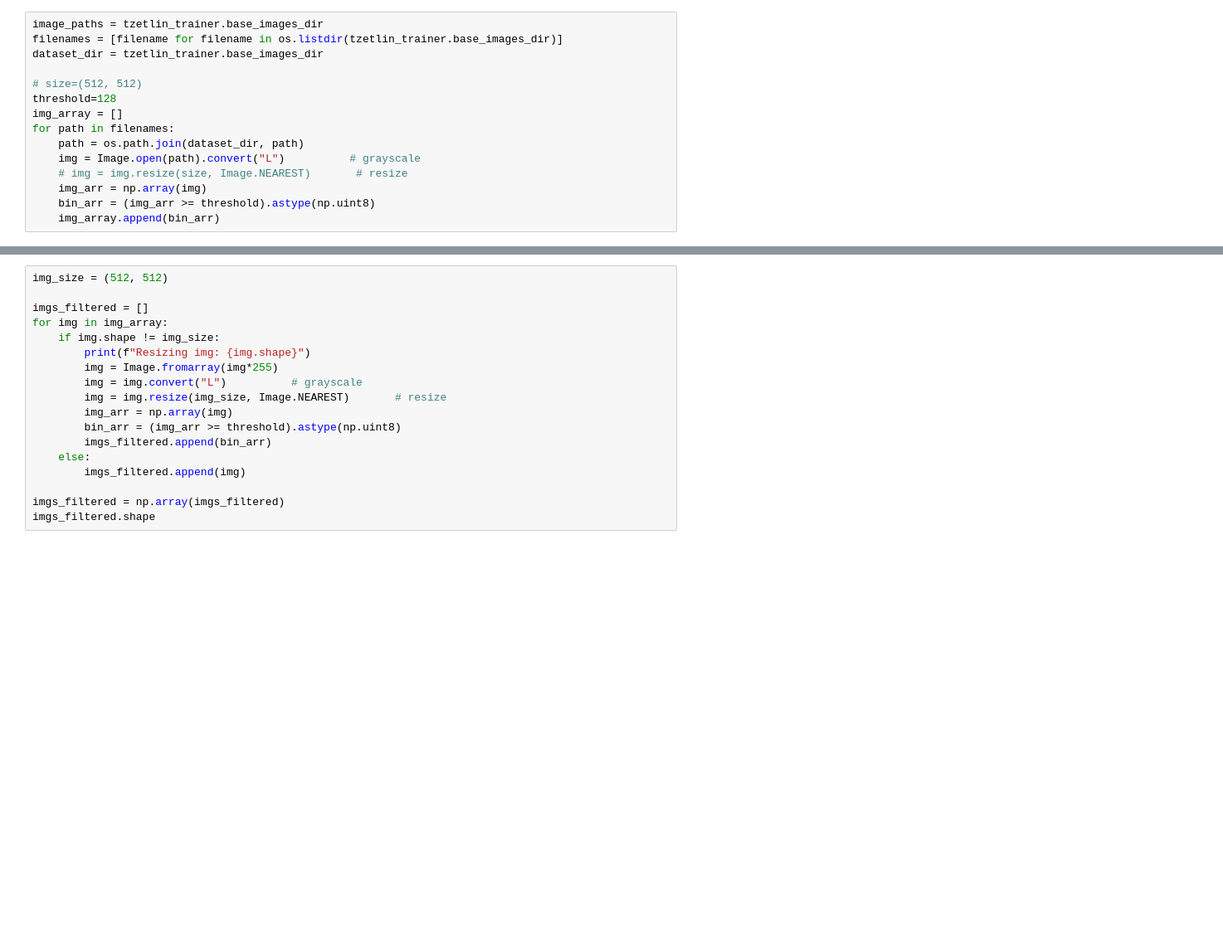
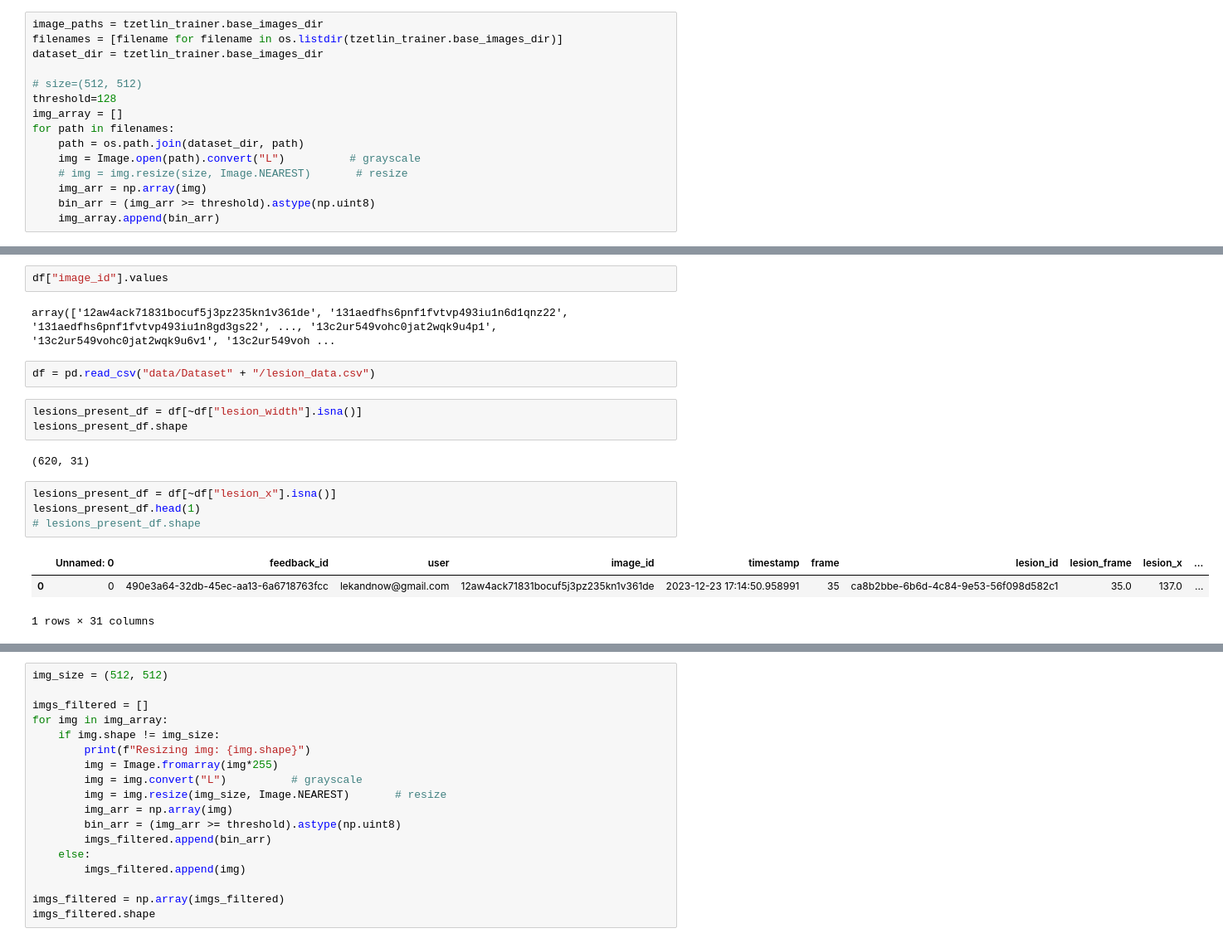
Before and after one commit to basiav/Vessels-ML, a Jupyter notebook: tzetlin.ipynb, the cells around one changed output, grey strips where cells are left out. Shown: that part at 83% size. Drawn from its saved outputs; the diff is of its cells as text; blank space fills up the shorter version.

```diff
--- a/tzetlin.ipynb
+++ b/tzetlin.ipynb
@@ -556,0 +621,19 @@ df
+# %%
+df["image_id"].values
+# %% [output]
+array(['12aw4ack71831bocuf5j3pz235kn1v361de', '131aedfhs6pnf1fvtvp493iu1n6d1qnz22', '131aedfhs6pnf1fvtvp493iu1n8gd3gs22', ..., '13c2ur549vohc0jat2wqk9u4p1', '13c2ur549vohc0jat2wqk9u6v1', '13c2ur549voh ...
+# %%
+df = pd.read_csv("data/Dataset" + "/lesion_data.csv")
+# %%
+lesions_present_df = df[~df["lesion_width"].isna()]
+lesions_present_df.shape
+# %% [output]
+(620, 31)
+# %%
+lesions_present_df = df[~df["lesion_x"].isna()]
+lesions_present_df.head(1)
+# lesions_present_df.shape
+# %% [output]
+|  | Unnamed: 0 | feedback_id | user | image_id | timestamp | frame | lesion_id | lesion_frame | lesion_x | ... |
+| 0 | 0 | 490e3a64-32db-45ec-aa13-6a6718763fcc | lekandnow@gmail.com | 12aw4ack71831bocuf5j3pz235kn1v361de | 2023-12-23 17:14:50.958991 | 35 | ca8b2bbe-6b6d-4c84-9e53-56f098d582c1 | 35.0 | 137.0 | ... |
+1 rows × 31 columns
```
Also changed, not shown: parts of 61 cells of this notebook, 4 other files.
